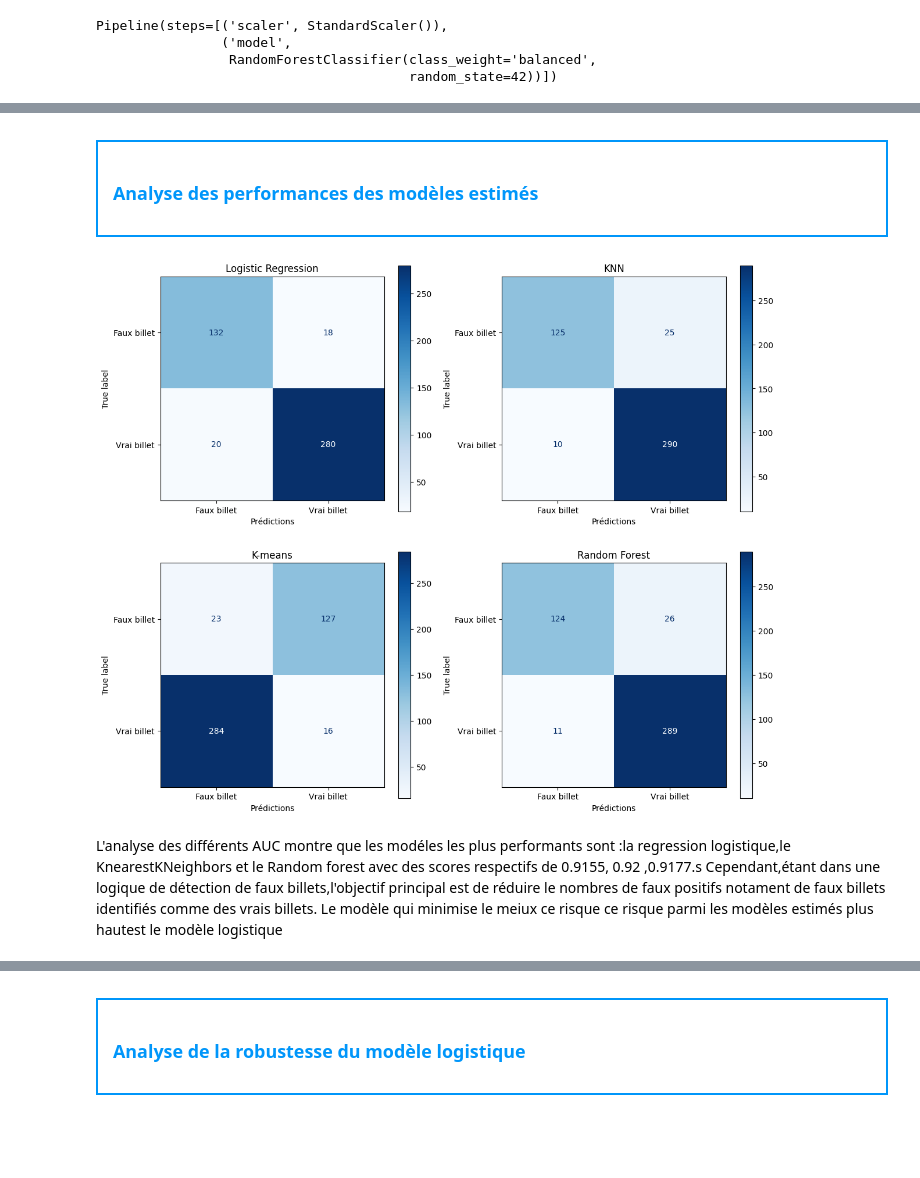
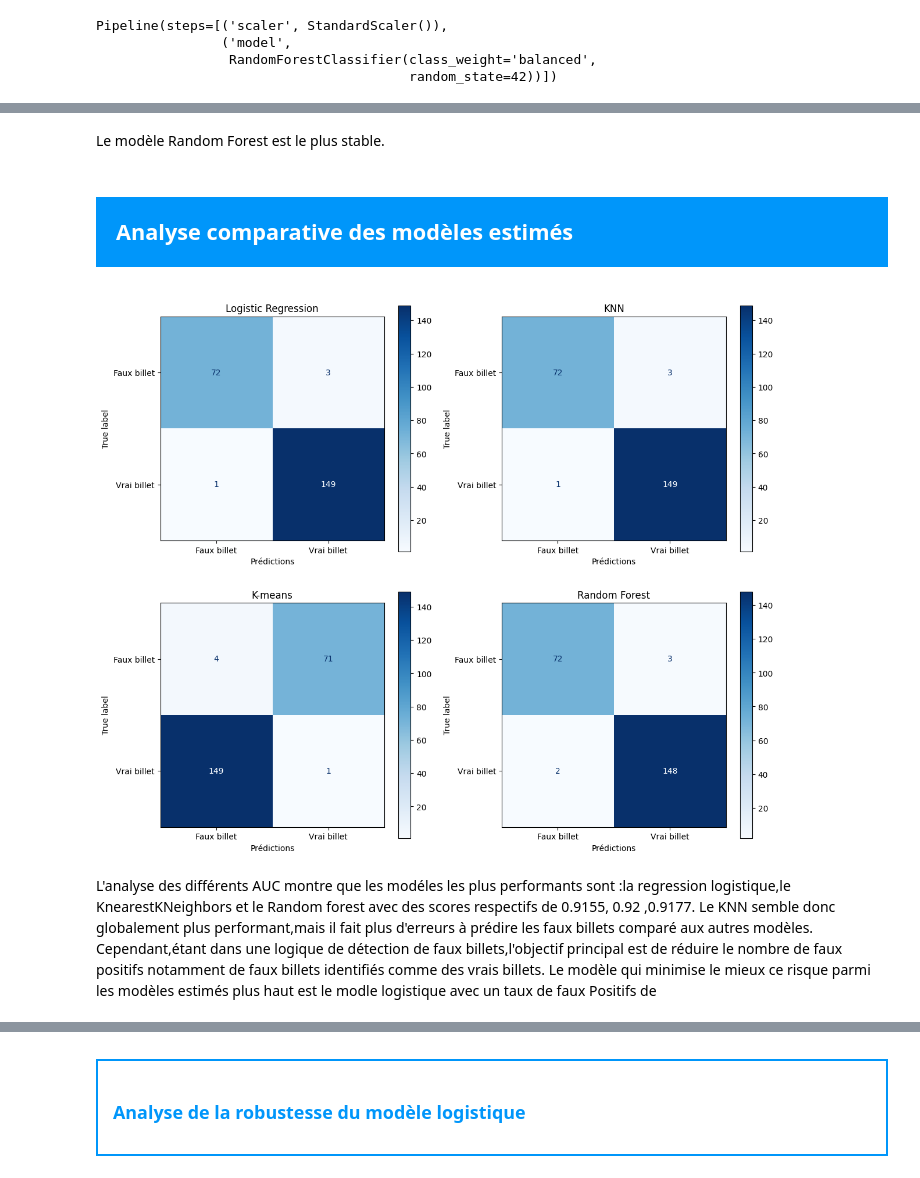
Before and after one commit to Mozart28/detection-faux-billets-api, a Jupyter notebook: Détection_faux_billets-3.ipynb 22-07-41-273.ipynb, the cells around one changed output, grey strips where cells are left out. Cells and saved outputs as stored; diff of their text form; code cells hidden in the pictures; blank space fills up the shorter version.

```diff
--- a/Détection_faux_billets-3.ipynb
+++ b/Détection_faux_billets-3.ipynb 22-07-41-273.ipynb
@@ -495,5 +622,6 @@ accuracy :
   <h3 style="margin: 0; color: rgb(0,150,250);">Modèle KMeans</h3>
 </div>
 # %%
-X_kmeans = X.copy()
+X_final = X.drop(columns = ["height_left","height_right"])
+X_kmeans = X_final.copy()
 # %%
@@ -532,9 +661,8 @@ plt.show()
 # %%
-#print(confusion_matrix(df_prediction["is_genuine"], df_prediction["clusters"]))
-#print("ARI (Adjusted Rand Index) :", adjusted_rand_score(df_prediction["is_genuine"], df_prediction["clusters"]))
+# Analyse de la performance
 
-y_pred_kmean = pipeline_kmean.predict(X_test)
-print(confusion_matrix(y_test, y_pred_kmean))
-print(classification_report(y_test, y_pred_kmean))
-print("Accuracy (KMeans):", accuracy_score(y_test, y_pred_kmean))
+y_pred_kmean = pipeline_kmean.predict(X_val_final)
+print(confusion_matrix(y_val, y_pred_kmean))
+print(classification_report(y_val, y_pred_kmean))
+print("Accuracy (KMeans):", accuracy_score(y_val, y_pred_kmean))
 # %% [output]
@@ -570,7 +695,9 @@ pipeline_rf = Pipeline([
                                   random_state = 42)
 )])
 # %%
-pipeline_rf.fit(X_train,y_train)
+# Entrainement
+
+pipeline_rf.fit(X_train_final,y_train)
 # %% [output]
 Pipeline(steps=[('scaler', StandardScaler()),
                 ('model',
@@ -579,4 +730,6 @@ Pipeline(steps=[('scaler', StandardScaler()),
 # %%
-y_pred_rf = pipeline_rf.predict(X_test)
-y_pred_proba_rf = pipeline_rf.predict_proba(X_test)
+# Predictions
+
+y_pred_rf = pipeline_rf.predict(X_val_final)
+y_pred_proba_rf = pipeline_rf.predict_proba(X_val_final)
 # %%
@@ -613,46 +793,43 @@ NameError: name 'new' is not defined
+# %% [markdown]
+Le modèle Random Forest est le plus stable.
 # %% [markdown]
-<div style="border: 2px solid rgb(0,150,250); padding: 15px; margin-top: 10px;">
-  <h3 style="margin: 0; color: rgb(0,150,250);">Analyse des performances des modèles estimés </h3>
+<div style="background-color: RGB(0,150,250);" >
+<h2 style="margin: auto; padding: 20px; color:#fff; "> Analyse comparative des modèles estimés</h2>
 </div>
 # %%
 
 
 from sklearn.metrics import ConfusionMatrixDisplay
 
 models = {
     "Logistic Regression": y_pred_log,
     "KNN": y_pred_knn,
     "K-means": y_pred_kmean,
     "Random Forest": y_pred_rf,
-
 }
 
 
 fig, axes = plt.subplots(2, 2, figsize=(12, 10))
 axes = axes.flatten()
 
 
 for i, (name, y_pred) in enumerate(models.items()):
-    # Prédictions
-    #y_pred = model.predict(X_test)
-
-    # Matrice de confusion
-    cm = confusion_matrix(y_test, y_pred)
-
-    # Affichage
+    cm = confusion_matrix(y_val, y_pred)
     disp = ConfusionMatrixDisplay(confusion_matrix=cm, display_labels=["Faux billet", "Vrai billet"])
     disp.plot(ax=axes[i], cmap="Blues", values_format='d')
     axes[i].set_title(f"{name}")
     axes[i].set_xlabel("Prédictions")
 
-# Ajustement de l'affichage
+
 plt.tight_layout()
 plt.show()
 # %% [output]
-[figure, old version]
+[figure, new version]
 # %% [markdown]
-L'analyse des différents AUC montre que les modéles les plus performants sont :la regression logistique,le KnearestKNeighbors et le Random forest avec des scores respectifs de 0.9155, 0.92 ,0.9177.s Cependant,étant dans une logique de détection de faux billets,l'objectif principal est de réduire le nombres de faux positifs notament de faux billets identifiés comme des vrais billets.
-Le modèle qui minimise le meiux ce risque  ce risque parmi les modèles estimés plus hautest le modèle logistique
+L'analyse des différents AUC montre que les modéles les plus performants sont :la regression logistique,le KnearestKNeighbors et le Random forest avec des scores respectifs de 0.9155, 0.92 ,0.9177.
+Le KNN semble donc globalement plus performant,mais il fait plus d'erreurs à prédire les faux billets comparé aux autres modèles.
+ Cependant,étant dans une logique de détection de faux billets,l'objectif principal est de réduire le nombre de faux positifs notamment de faux billets identifiés comme des vrais billets.
+Le modèle qui minimise le mieux ce risque  parmi les modèles estimés plus haut est le modle logistique avec un taux de faux Positifs de
 # %%
 #AUC model logistic
 from sklearn.metrics import roc_curve, roc_auc_score
```
Also changed, not shown: parts of 104 cells of this notebook, 4 other files.
